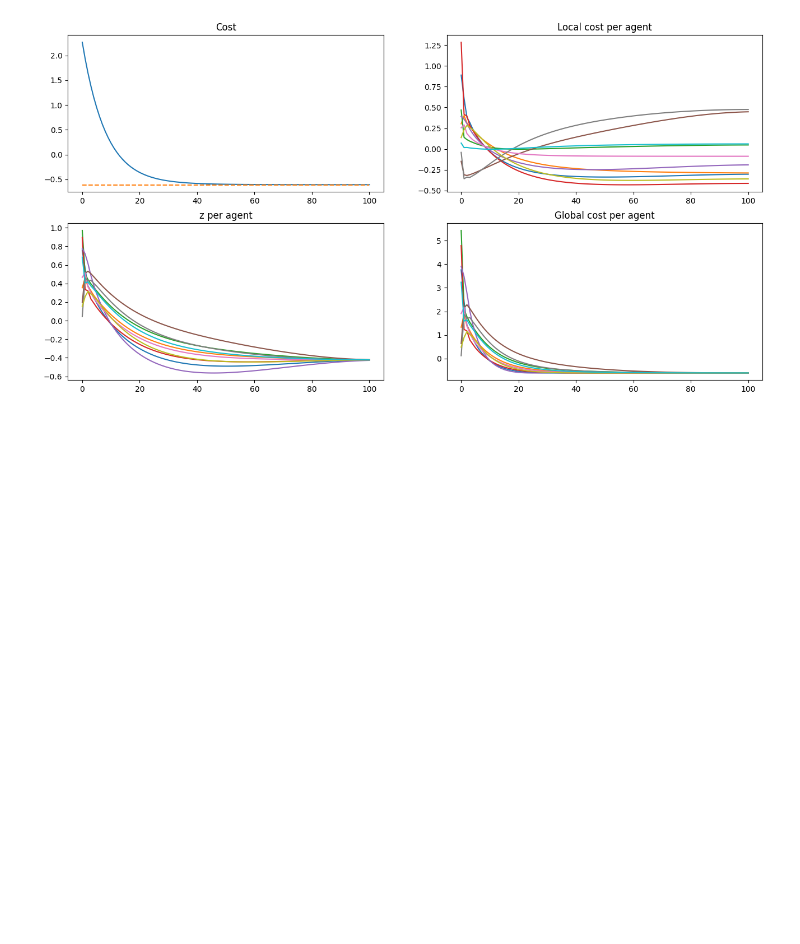
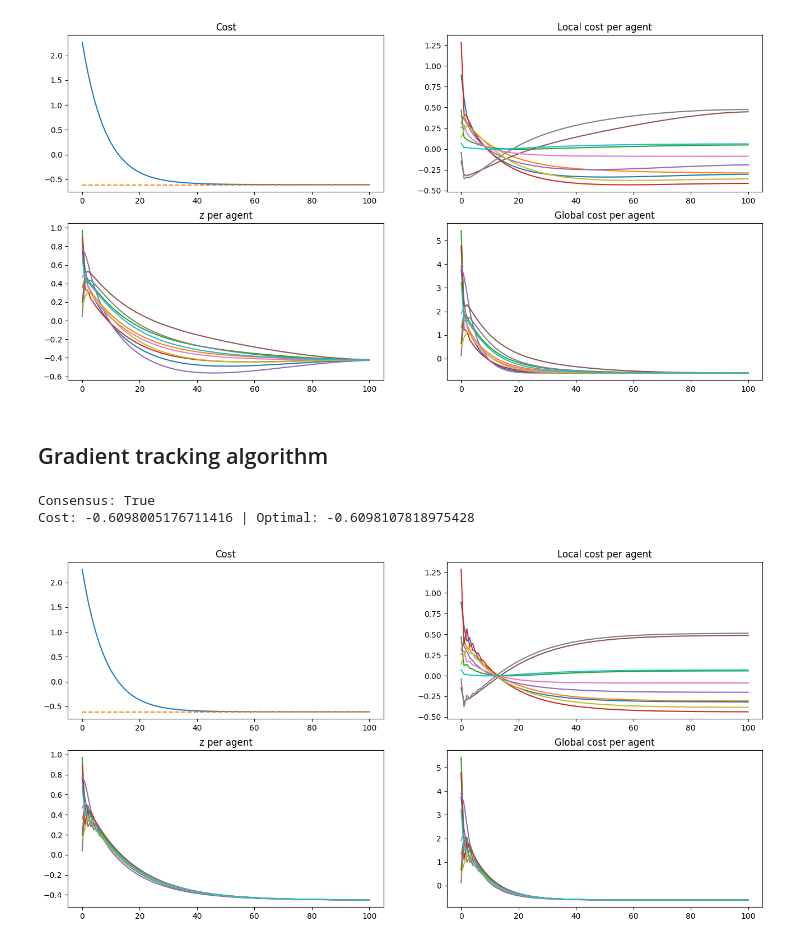
Before and after one commit to NotXia/distributed-systems-labs, a Jupyter notebook: 03_gradient/2_distributed_gradient_methods.ipynb, the cells around one changed output. Saved outputs shown, nothing was run; the diff lists cells and outputs as text; code cells hidden in the pictures; blank space fills up the shorter version.

Commit message:
Add gradient tracking algorithm

```diff
--- a/03_gradient/2_distributed_gradient_methods.ipynb
+++ b/03_gradient/2_distributed_gradient_methods.ipynb
@@ -112,3 +111,76 @@ plt.show()
 Consensus: True
 Cost: -0.6072145517234115 | Optimal: -0.6098107818975428
 [figure]
+# %% [markdown]
+## Gradient tracking algorithm
+# %%
+def gradient_tracking_algorithm(z0, A, Q_list, r_list, alpha, num_iters, schedule_fn=schedule_constant):
+    num_agents = len(Q_list)
+    z = np.zeros((num_iters+1, num_agents))
+    s = np.zeros((num_iters+1, num_agents))
+    z[0] = z0
+    s[0] = np.array([quadratic1d_fn(z0[i], Q_list[i], r_list[i])[1] for i in range(num_agents)])
+    alpha_init = alpha
+
+    for k in range(num_iters):
+        alpha = schedule_fn(alpha_init, k, num_iters)
+
+        # Parameters update
+        for i in range(num_agents):
+            neighbors = np.nonzero(A[i])[0]
+            z[k+1, i] = sum(A[i, j] * z[k, j] for j in neighbors) - alpha * s[k, i]
+
+        # Innovation update
+        for i in range(num_agents):
+            neighbors = np.nonzero(A[i])[0]
+            _, grad_i_prev = quadratic1d_fn(z[k, i], Q_list[i], r_list[i])
+            _, grad_i_curr = quadratic1d_fn(z[k+1, i], Q_list[i], r_list[i])
+            s[k+1, i] = sum(A[i, j] * s[k, j] for j in neighbors) + (grad_i_curr - grad_i_prev)
+
+    return z
+
+
+history_z_dta = gradient_tracking_algorithm(
+    z0 = z0.copy(),
+    A = A,
+    Q_list = Q_list,
+    r_list = r_list,
+    num_iters = 100,
+    alpha = 1e-1,
+    schedule_fn = schedule_constant
+    # schedule_fn = schedule_linear
+    # schedule_fn = schedule_cosine
+)
+
+
+print(f"Consensus: {has_reached_consensus(history_z_dta[-1], tolerance=1e-2)}")
+print(f"Cost: {quadratic1d_fn(history_z_dta[-1].mean(), Q_all, r_all)[0]} | Optimal: {optimal_cost}")
+
+
+plt.figure(figsize=(16, 8))
+
+plt.subplot(2, 2, 1)
+plt.title("Cost")
+plt.plot([ quadratic1d_fn(z.mean(), Q_all, r_all)[0] for z in history_z_dta ])
+plt.plot([optimal_cost]*len(history_z_dta), "--", label="Optimum")
+
+plt.subplot(2, 2, 2)
+plt.title("Local cost per agent")
+for i in range(NUM_AGENTS):
+    plt.plot([ quadratic1d_fn(z[i], Q_list[i], r_list[i])[0] for z in history_z_dta ], label=f"Cost agent {i}")
+
+plt.subplot(2, 2, 3)
+plt.title("z per agent")
+for i in range(NUM_AGENTS):
+    plt.plot([ z[i] for z in history_z_dta ], label=f"z agent {i}")
+
+plt.subplot(2, 2, 4)
+plt.title("Global cost per agent")
+for i in range(NUM_AGENTS):
+    plt.plot([ quadratic1d_fn(z[i], Q_all, r_all)[0] for z in history_z_dta ], label=f"Cost agent {i}")
+
+plt.show()
+# %% [output]
+Consensus: True
+Cost: -0.6098005176711416 | Optimal: -0.6098107818975428
+[figure, added]
```
Also changed, not shown: parts of 2 cells of this notebook.
